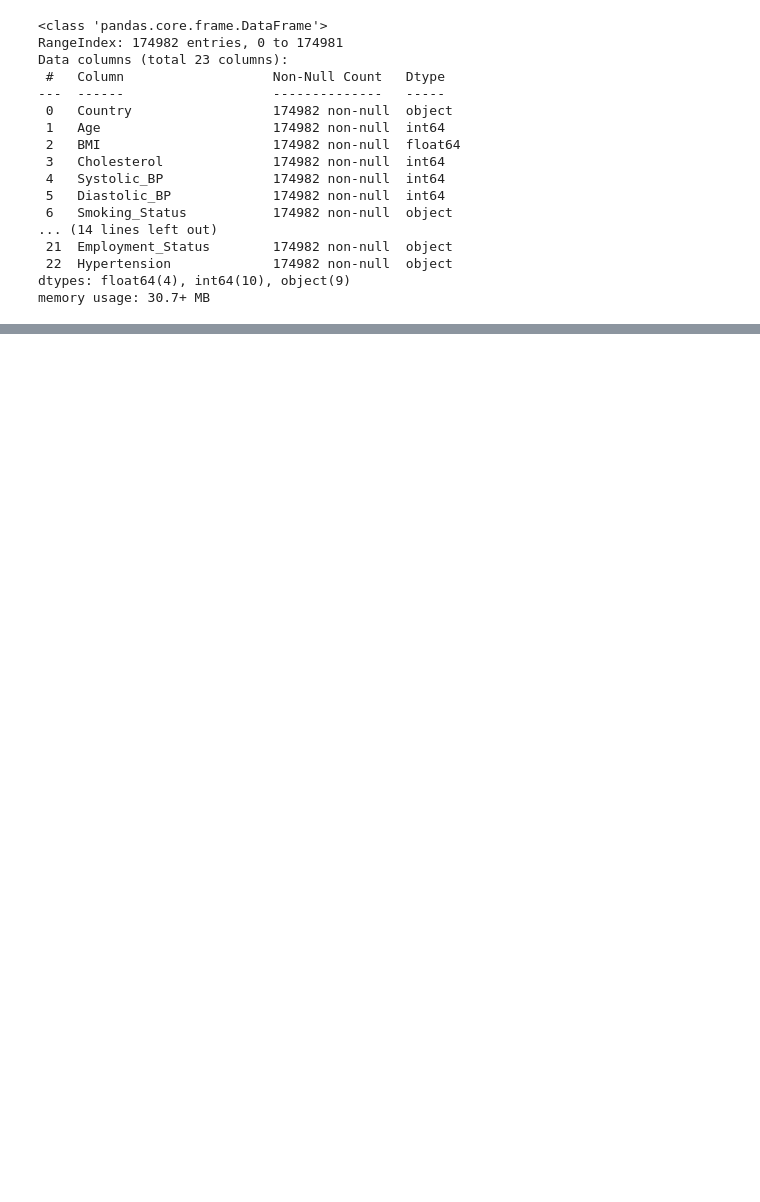
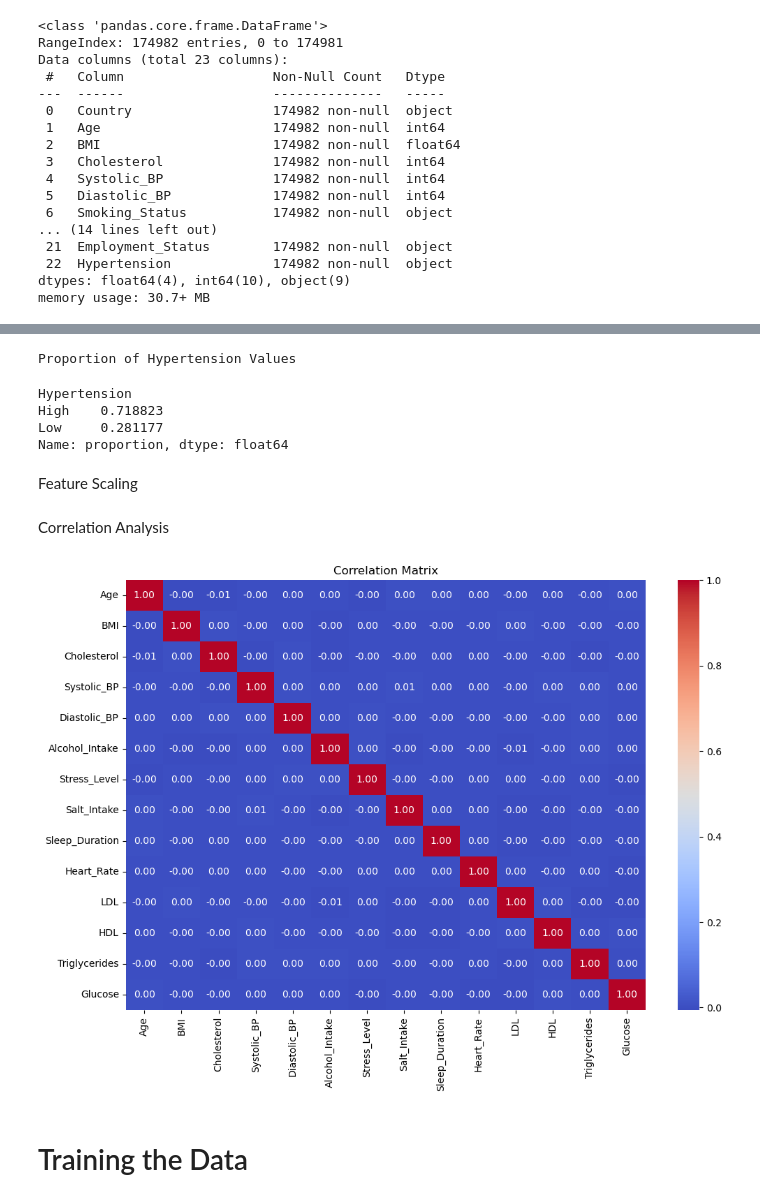
Before and after one commit to keithlaspona/Hypertension-CompStats, a Jupyter notebook: EDA.ipynb, the cells around one changed output, grey strips where cells are left out. Drawn from its saved outputs; the diff is of its cells as text; code cells hidden in the pictures; blank space fills up the shorter version.

```diff
--- a/EDA.ipynb
+++ b/EDA.ipynb
@@ -175,0 +191,35 @@ df_mapped.head()
+# %%
+print("Proportion of Hypertension Values")
+df['Hypertension'].value_counts(normalize=True)
+# %% [output]
+Proportion of Hypertension Values
+Hypertension
+High    0.718823
+Low     0.281177
+Name: proportion, dtype: float64
+# %% [markdown]
+Feature Scaling
+# %%
+from sklearn.preprocessing import StandardScaler
+
+scaler = StandardScaler()
+numerical_columns = df.select_dtypes(include=['float64', 'int64']).columns
+df[numerical_columns] = scaler.fit_transform(df[numerical_columns])
+# %% [markdown]
+Correlation Analysis
+# %%
+# Select only numerical columns
+numerical_columns = df.select_dtypes(include=['float64', 'int64'])
+
+# Compute the correlation matrix
+correlation_matrix = numerical_columns.corr()
+
+# Plot the correlation matrix
+plt.figure(figsize=(12, 8))
+sns.heatmap(correlation_matrix, annot=True, cmap='coolwarm', fmt='.2f')
+plt.title('Correlation Matrix')
+plt.show()
+# %% [output]
+[figure, added]
+# %% [markdown]
+# Training the Data
```
Also changed, not shown: parts of 24 cells of this notebook.
